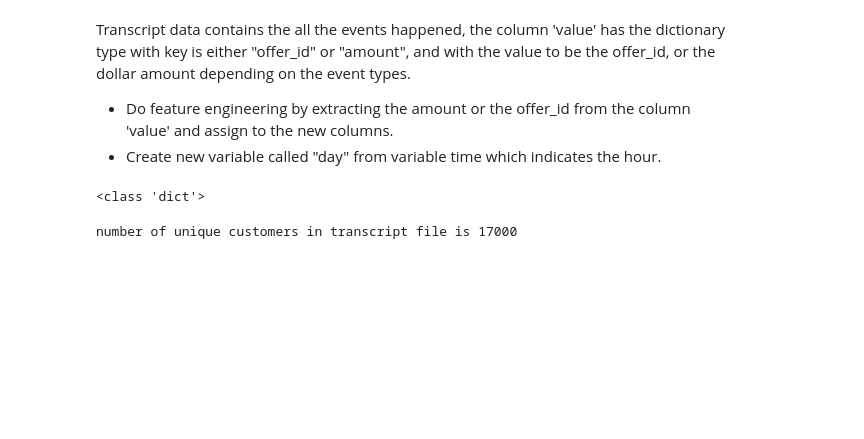
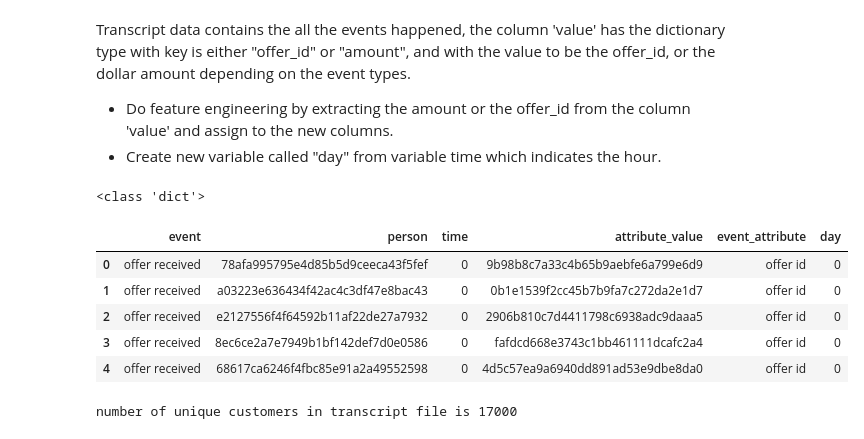
Before and after one commit to tunguyen11/Starbucks-Capstone-Project, a Jupyter notebook: Starbucks_Capstone_notebook.ipynb, the cells around one changed output. Drawn from its saved outputs; the diff is of its cells as text; code cells hidden in the pictures; blank space fills up the shorter version.

```diff
--- a/Starbucks_Capstone_notebook.ipynb
+++ b/Starbucks_Capstone_notebook.ipynb
@@ -284,6 +286,15 @@ transcript['day'] = transcript['time'].apply(lambda x: round(x/24))
 transcript = transcript.drop('value', axis = 1)
 # %% [output]
 <class 'dict'>
+# %%
+transcript.head()
+# %% [output]
+|  | event | person | time | attribute_value | event_attribute | day |
+| 0 | offer received | 78afa995795e4d85b5d9ceeca43f5fef | 0 | 9b98b8c7a33c4b65b9aebfe6a799e6d9 | offer id | 0 |
+| 1 | offer received | a03223e636434f42ac4c3df47e8bac43 | 0 | 0b1e1539f2cc45b7b9fa7c272da2e1d7 | offer id | 0 |
+| 2 | offer received | e2127556f4f64592b11af22de27a7932 | 0 | 2906b810c7d4411798c6938adc9daaa5 | offer id | 0 |
+| 3 | offer received | 8ec6ce2a7e7949b1bf142def7d0e0586 | 0 | fafdcd668e3743c1bb461111dcafc2a4 | offer id | 0 |
+| 4 | offer received | 68617ca6246f4fbc85e91a2a49552598 | 0 | 4d5c57ea9a6940dd891ad53e9dbe8da0 | offer id | 0 |
 # %%
 # explore the transcript file
 transcript.head()
```
Also changed, not shown: parts of 41 cells of this notebook.
